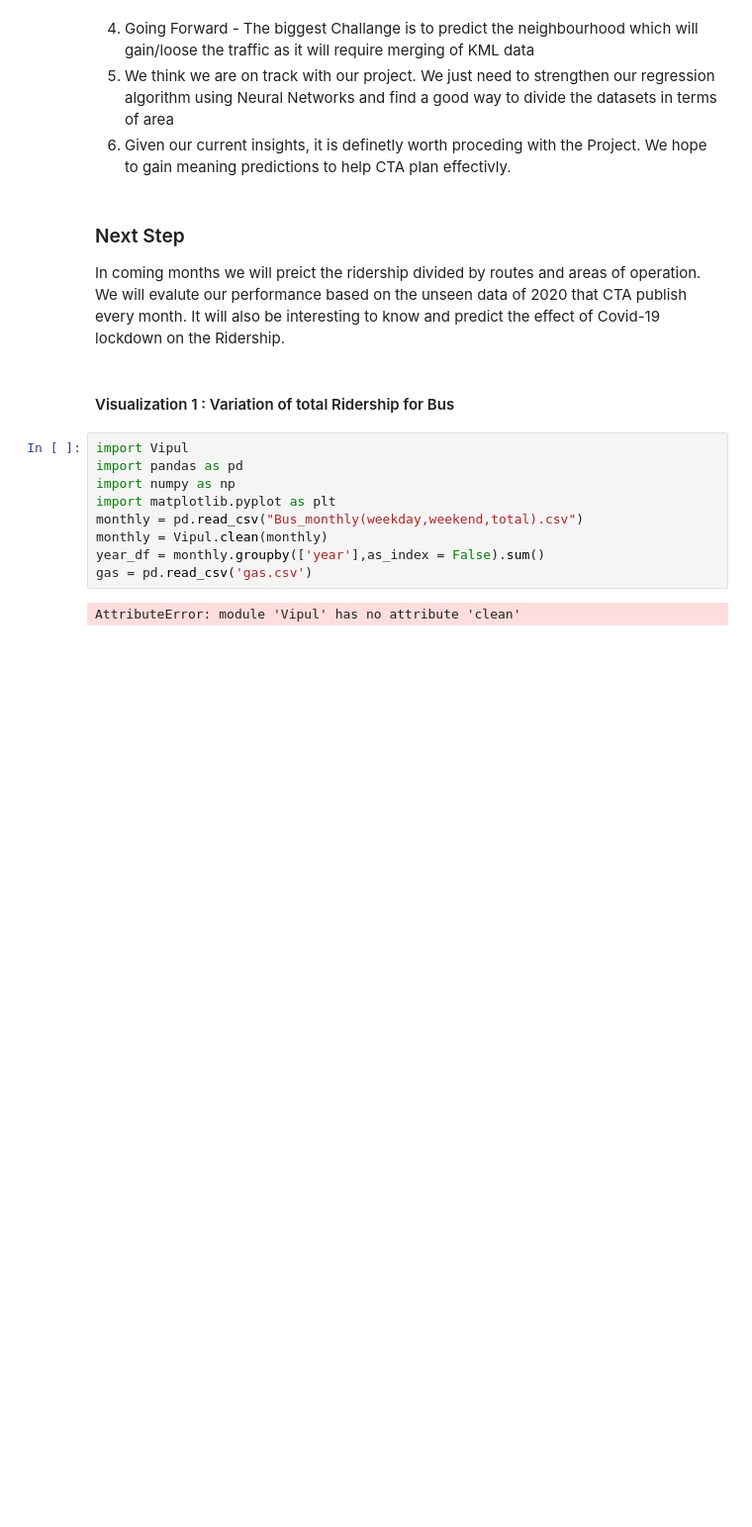
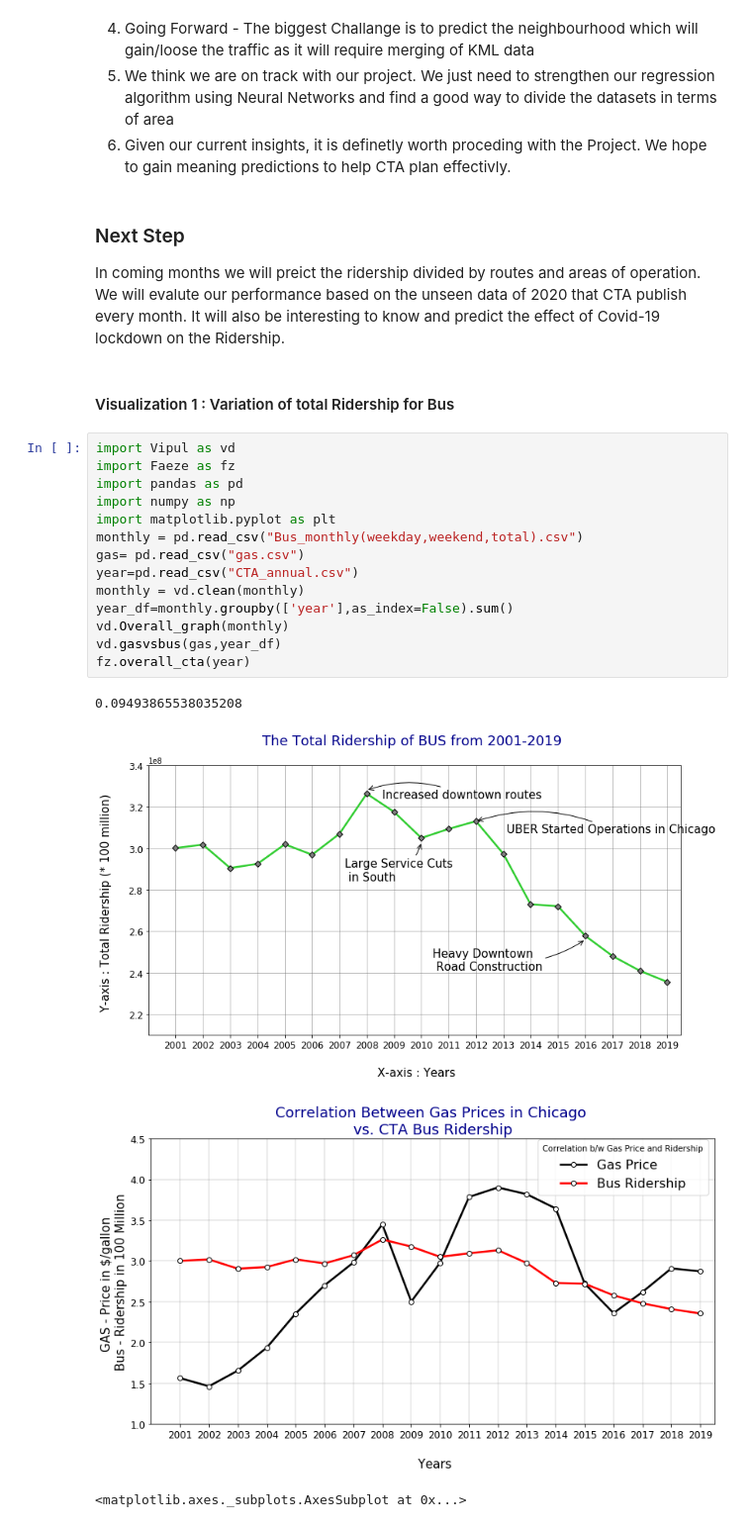
Before and after one commit to uic-cs418/python_demons, a Jupyter notebook: Progress_report.ipynb, the cells around one changed output. Shown at 99% size. Cells and saved outputs as stored; diff of their text form; blank space fills up the shorter version.

```diff
--- a/Progress_report.ipynb
+++ b/Progress_report.ipynb
@@ -56,13 +56,21 @@ In coming months we will preict the ridership divided by routes and areas of ope
 # %% [markdown]
 #### Visualization 1 : Variation of total Ridership for Bus
 # %%
-import Vipul
+import Vipul as vd
+import Faeze as fz
 import pandas as pd
 import numpy as np
 import matplotlib.pyplot as plt
 monthly = pd.read_csv("Bus_monthly(weekday,weekend,total).csv")
-monthly = Vipul.clean(monthly)
-year_df = monthly.groupby(['year'],as_index = False).sum()
-gas = pd.read_csv('gas.csv')
+gas= pd.read_csv("gas.csv")
+year=pd.read_csv("CTA_annual.csv")
+monthly = vd.clean(monthly)
+year_df=monthly.groupby(['year'],as_index=False).sum()
+vd.Overall_graph(monthly)
+vd.gasvsbus(gas,year_df)
+fz.overall_cta(year)
 # %% [output]
-AttributeError: module 'Vipul' has no attribute 'clean'
+0.09493865538035208
+[figure, added]
+[figure, added]
+<matplotlib.axes._subplots.AxesSubplot at 0x...>
```
Also changed, not shown: parts of 1 cell of this notebook, 1 other file.
